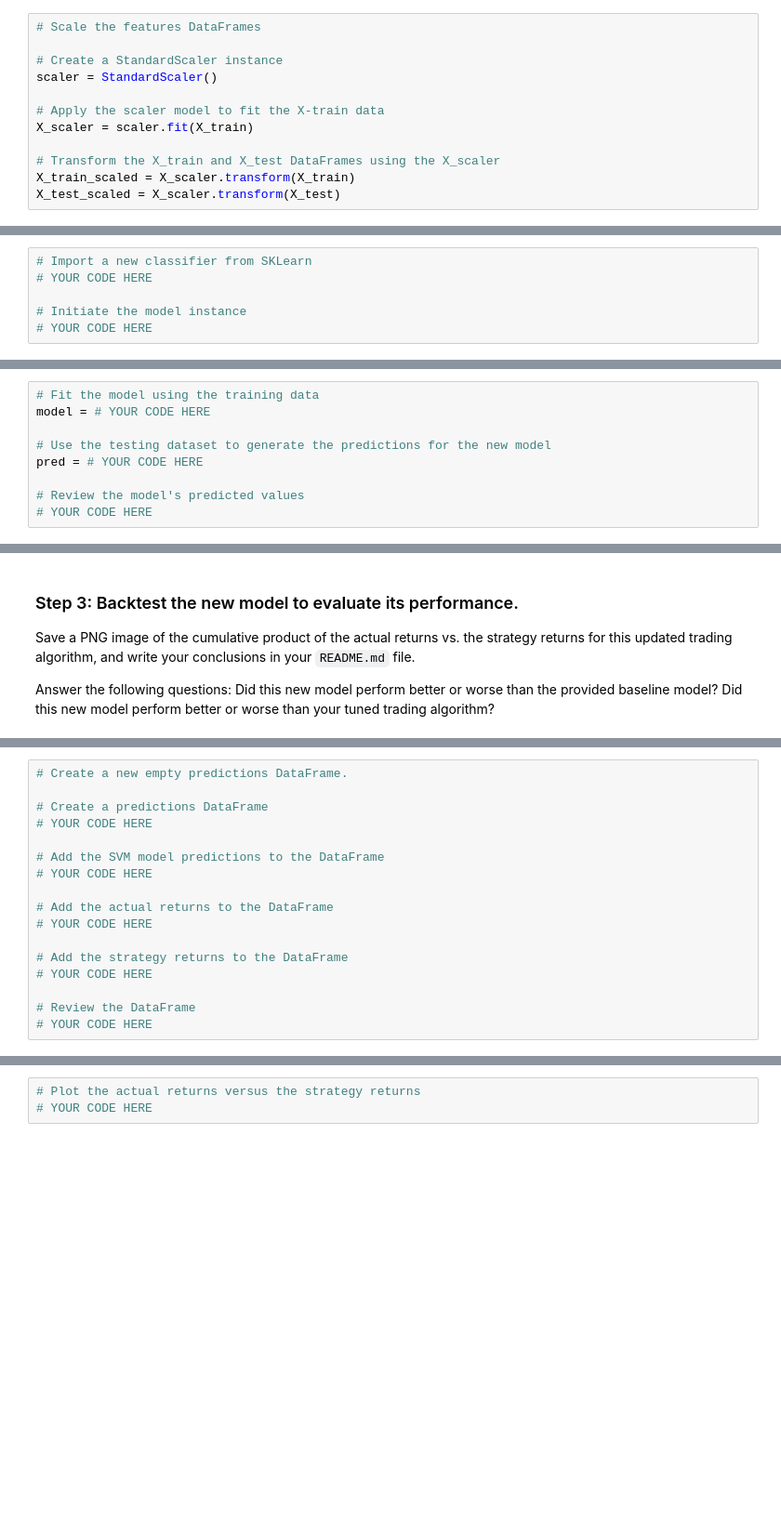
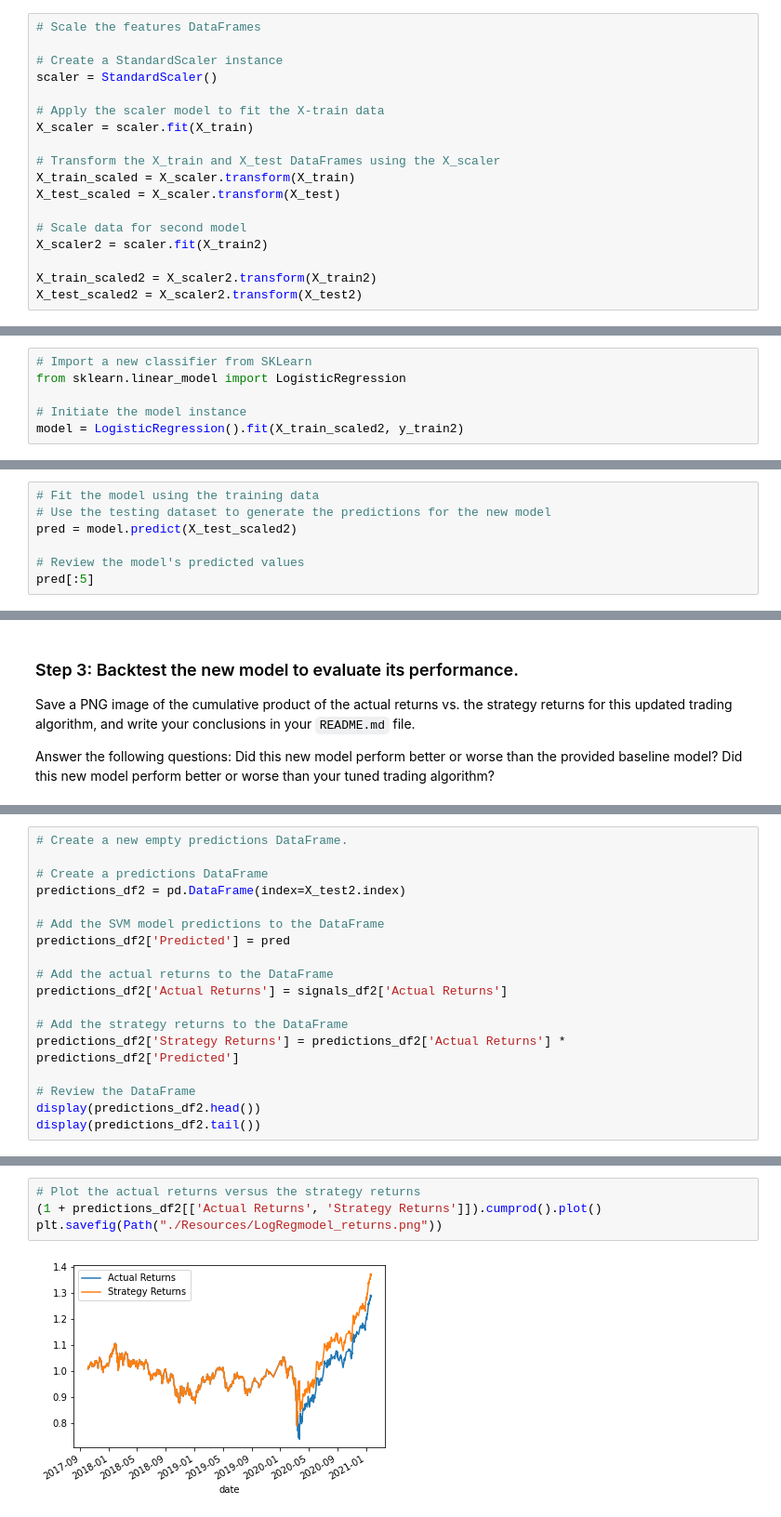
Before and after one commit to jpmaddox97/module_14_challenge, a Jupyter notebook: Starter_Code/machine_learning_trading_bot.ipynb, the cells around one changed output, grey strips where cells are left out. Shown at 93% size. Saved outputs shown, nothing was run; the diff lists cells and outputs as text; blank space fills up the shorter version.

Commit message:
Created second model using Logistical Regression

```diff
--- a/Starter_Code/machine_learning_trading_bot.ipynb
+++ b/Starter_Code/machine_learning_trading_bot.ipynb
@@ -312,6 +471,12 @@ X_scaler = scaler.fit(X_train)
 # Transform the X_train and X_test DataFrames using the X_scaler
 X_train_scaled = X_scaler.transform(X_train)
 X_test_scaled = X_scaler.transform(X_test)
+
+# Scale data for second model
+X_scaler2 = scaler.fit(X_train2)
+
+X_train_scaled2 = X_scaler2.transform(X_train2)
+X_test_scaled2 = X_scaler2.transform(X_test2)
 # %% [markdown]
 ### Step 4: Use the `SVC` classifier model from SKLearn's support vector machine (SVM) learning method to fit the training data and make predictions based on the testing data. Review the predictions.
 # %%
@@ -422,18 +594,16 @@ In this section, you’ll use the original parameters that the starter code prov
 ### Step 1:  Import a new classifier, such as `AdaBoost`, `DecisionTreeClassifier`, or `LogisticRegression`. (For the full list of classifiers, refer to the [Supervised learning page](https://scikit-learn.org/stable/supervised_learning.html) in the scikit-learn documentation.)
 # %%
 # Import a new classifier from SKLearn
-# YOUR CODE HERE
+from sklearn.linear_model import LogisticRegression
 
 # Initiate the model instance
-# YOUR CODE HERE
+model = LogisticRegression().fit(X_train_scaled2, y_train2)
 # %% [markdown]
 ### Step 2: Using the original training data as the baseline model, fit another model with the new classifier.
 # %%
 # Fit the model using the training data
-model = # YOUR CODE HERE
-
 # Use the testing dataset to generate the predictions for the new model
-pred = # YOUR CODE HERE
+pred = model.predict(X_test_scaled2)
 
 # Review the model's predicted values
-# YOUR CODE HERE
+pred[:5]
@@ -455,16 +636,17 @@ Did this new model perform better or worse than your tuned trading algorithm?
 # Create a new empty predictions DataFrame.
 
 # Create a predictions DataFrame
-# YOUR CODE HERE
+predictions_df2 = pd.DataFrame(index=X_test2.index)
 
 # Add the SVM model predictions to the DataFrame
-# YOUR CODE HERE
+predictions_df2['Predicted'] = pred
 
 # Add the actual returns to the DataFrame
-# YOUR CODE HERE
+predictions_df2['Actual Returns'] = signals_df2['Actual Returns']
 
 # Add the strategy returns to the DataFrame
-# YOUR CODE HERE
+predictions_df2['Strategy Returns'] = predictions_df2['Actual Returns'] * predictions_df2['Predicted']
 
 # Review the DataFrame
-# YOUR CODE HERE
+display(predictions_df2.head())
+display(predictions_df2.tail())
@@ -471,3 +668,6 @@ Did this new model perform better or worse than your tuned trading algorithm?
 # %%
 # Plot the actual returns versus the strategy returns
-# YOUR CODE HERE
+(1 + predictions_df2[['Actual Returns', 'Strategy Returns']]).cumprod().plot()
+plt.savefig(Path("./Resources/LogRegmodel_returns.png"))
+# %% [output]
+[figure, added]
```
Also changed, not shown: parts of 16 cells of this notebook, 2 other files.
